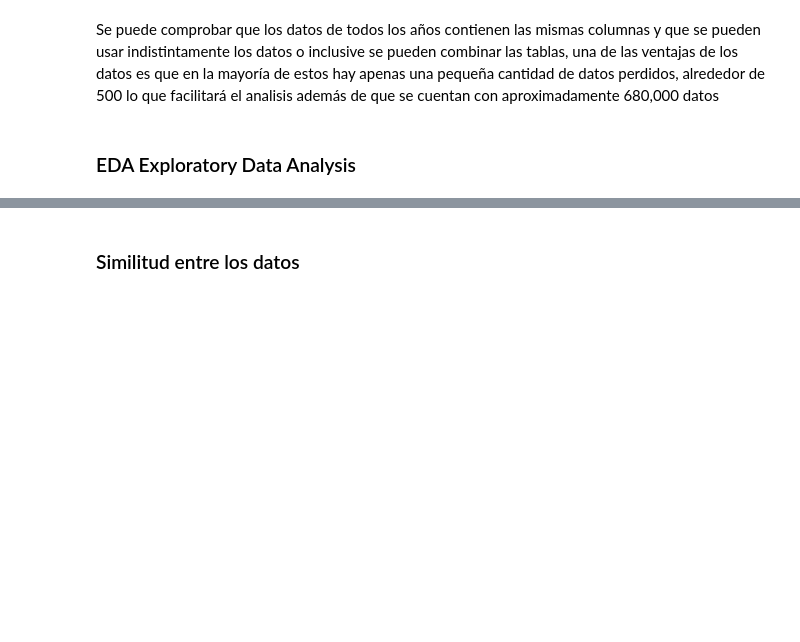
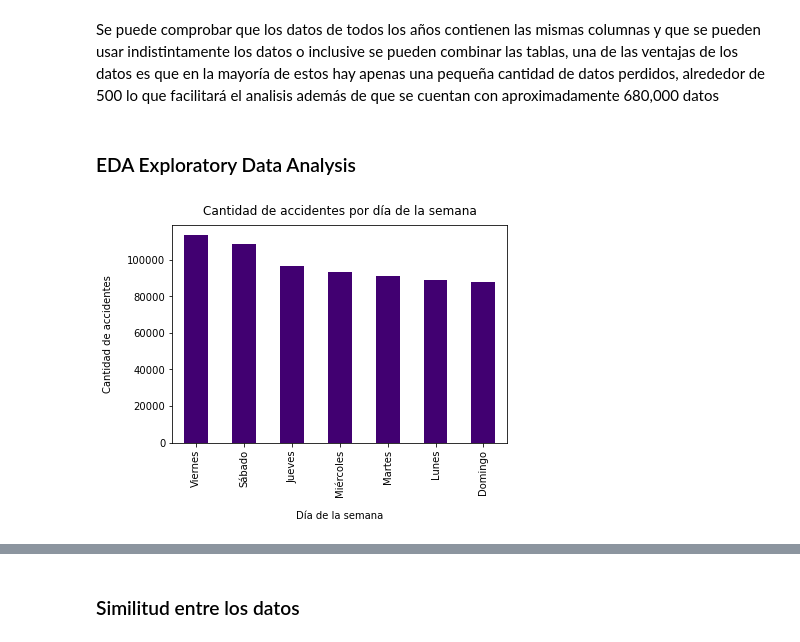
Before and after one commit to Palacios-F/Proyecto_CDIN, a Jupyter notebook: CODE/Proyecto.ipynb, the cells around one changed output, grey strips where cells are left out. Cells and saved outputs as stored; diff of their text form; code cells hidden in the pictures; blank space fills up the shorter version.

```diff
--- a/CODE/Proyecto.ipynb
+++ b/CODE/Proyecto.ipynb
@@ -139,5 +140,27 @@ dqr2017['Present_values'][0]+dqr2018['Present_values'][0]+dqr2019['Present_value
 # %% [markdown]
 Se puede comprobar que los datos de todos los años contienen las mismas columnas y que se pueden usar indistintamente
 los datos o inclusive se pueden combinar las tablas, una de las ventajas de los datos es que en la mayoría de estos hay apenas una pequeña cantidad de datos perdidos, alrededor de 500 lo que facilitará el analisis además de que se cuentan con aproximadamente 680,000 datos
+# %%
+# unir data sets
+
+data = pd.concat([data2017,data2018, data2019])
+
+#quitar datos faltantes (los datos faltantes eran muy pocos comparados con el tamaño del data frame, por lo que los eliminé)
+
+data = data.dropna()
+data.reset_index(inplace = True)
 # %% [markdown]
 ### EDA Exploratory Data Analysis
+# %%
+#1.- Numero de accdientes por dia de la semana (dia_semana)
+
+insight1 = (data['dia_semana'].value_counts())
+
+insight1.plot(kind='bar', color = '#410071')
+
+plt.xlabel("Día de la semana", labelpad=14)
+plt.ylabel("Cantidad de accidentes", labelpad=14)
+plt.title("Cantidad de accidentes por día de la semana", y=1.02)
+plt.show()
+# %% [output]
+[figure, added]
```
Also changed, not shown: parts of 13 cells of this notebook, 1 other file.
